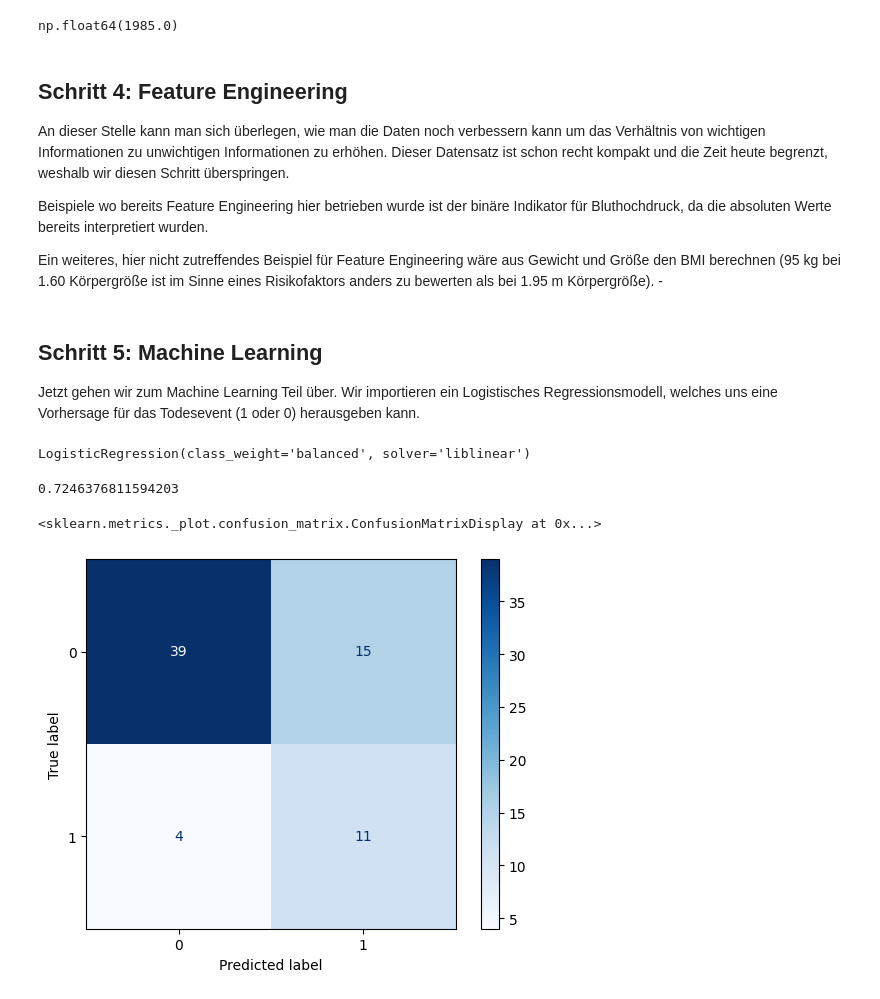
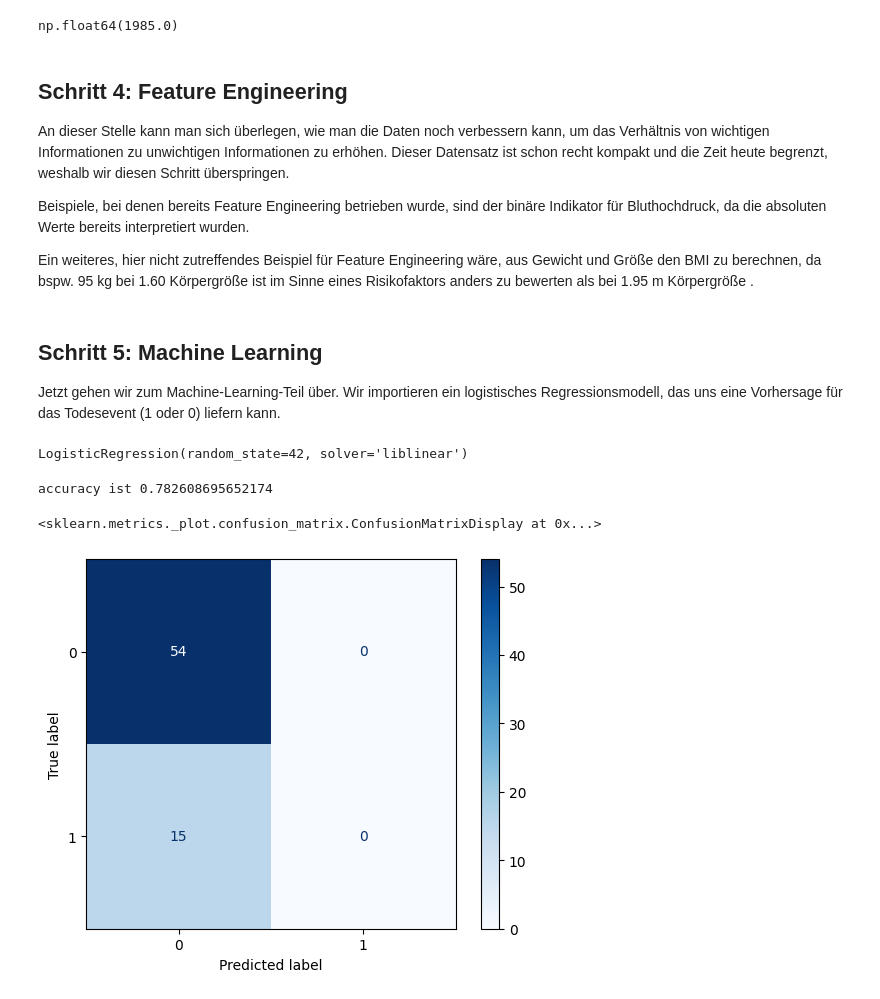
Before and after one commit to KiraZant/2025_IKI_MedizinInformatikCodeUebung, a Jupyter notebook: 20250411_UebungMedizininformatik_v01.ipynb, the cells around one changed output. Drawn from its saved outputs; the diff is of its cells as text; code cells hidden in the pictures.

```diff
--- a/20250411_UebungMedizininformatik_v01.ipynb
+++ b/20250411_UebungMedizininformatik_v01.ipynb
@@ -114,53 +105,53 @@ df.age.max()
 np.float64(1985.0)
 # %% [markdown]
 ## Schritt 4: Feature Engineering
-An dieser Stelle kann man sich überlegen, wie man die Daten noch verbessern kann um das Verhältnis von wichtigen Informationen zu unwichtigen Informationen zu erhöhen. Dieser Datensatz ist schon recht kompakt und die Zeit heute begrenzt, weshalb wir diesen Schritt überspringen.
+An dieser Stelle kann man sich überlegen, wie man die Daten noch verbessern kann, um das Verhältnis von wichtigen Informationen zu unwichtigen Informationen zu erhöhen. Dieser Datensatz ist schon recht kompakt und die Zeit heute begrenzt, weshalb wir diesen Schritt überspringen.
 
-Beispiele wo bereits Feature Engineering hier betrieben wurde ist der binäre Indikator für Bluthochdruck, da die absoluten Werte bereits interpretiert wurden.
+Beispiele, bei denen bereits Feature Engineering betrieben wurde, sind der binäre Indikator für Bluthochdruck, da die absoluten Werte bereits interpretiert wurden.
 
-Ein weiteres, hier nicht zutreffendes Beispiel für  Feature Engineering wäre aus Gewicht und Größe den BMI berechnen (95 kg bei 1.60 Körpergröße ist im Sinne eines Risikofaktors anders zu bewerten als bei 1.95 m Körpergröße).
-       -
+Ein weiteres, hier nicht zutreffendes Beispiel für Feature Engineering wäre, aus Gewicht und Größe den BMI zu berechnen, da bspw. 95 kg bei 1.60 Körpergröße ist im Sinne eines Risikofaktors anders zu bewerten als bei 1.95 m Körpergröße
+.
 # %% [markdown]
 ## Schritt 5: Machine Learning
 
-Jetzt gehen wir zum Machine Learning Teil über. Wir importieren ein Logistisches Regressionsmodell, welches uns eine Vorhersage für das Todesevent (1 oder 0) herausgeben kann.
+Jetzt gehen wir zum Machine-Learning-Teil über. Wir importieren ein logistisches Regressionsmodell, das uns eine Vorhersage für das Todesevent (1 oder 0) liefern kann.
 # %%
 # Wir importieren die benötigten Packages und Modelle
 from sklearn.linear_model import LogisticRegression
 from sklearn.model_selection import train_test_split
 
-# Wir laden das Modell und benennen es zu "lr"
-lr = LogisticRegression(solver='liblinear', class_weight='balanced')
+# Wir laden das Modell und benennen es in "lr" um
+lr = LogisticRegression(solver='liblinear', random_state=42)
 
-# Unsere X Features sind alle Werte, die wir zur Vorhersage nutzen wollen. Wir können auch weniger nehmen.
+# Unsere X-Features sind alle Werte, die wir zur Vorhersage nutzen wollen. Wir können auch weniger verwenden.
 X = df[['age', 'anaemia', 'creatinine_phosphokinase', 'diabetes',
        'ejection_fraction', 'high_blood_pressure', 'platelets',
        'serum_creatinine', 'serum_sodium', 'sex', 'smoking']]
 
-# unser y Wert ist das, was wir vorhersagen wollen
+# Unser y-Wert ist das, was wir vorhersagen wollen
 y = df['DEATH_EVENT']
 
-# Wir teilen unsere Daten in 80% Trainings- und 20% Testdaten
+# Wir teilen unsere Daten in 80 % Trainings- und 20 % Testdaten
 X_train, X_test, y_train, y_test = train_test_split(X, y, random_state=0)
 # %%
 # Beim "fit" berechnet das Modell, welche Funktion sich am besten an die Trainingsdaten anpasst
 
 lr.fit(X_train, y_train)
 # %% [output]
-LogisticRegression(class_weight='balanced', solver='liblinear')
+LogisticRegression(random_state=42, solver='liblinear')
 # %%
+# TODO: Ist das ein gutes Vorhersagemodell?
 # Jetzt können wir schauen, wie gut das Modell auf den Testdaten performed. Dafür berechnen wir die Accuracy (True Positives + True Negatives) / (#Reihen) und plotten die Confusion Matrix.
-#TODO: Ist das ein gutes Vorhersagemodell?
 
-lr.score(X_test, y_test)
+print('accuracy ist',lr.score(X_test, y_test))
+
+# Hier laden wir das Package, um uns die Confusion Matrix anzeigen zu lassen
+from sklearn.metrics import ConfusionMatrixDisplay
+
+# Wir geben unser trainiertes Modell "lr" sowie unsere Test-Features (X_test) und die korrekten y-Werte (y_test) ein,
+# um zu prüfen, wie unser Modell auf neuen, bislang ungesehenen Patient:innen performt hätte.
+ConfusionMatrixDisplay.from_estimator(lr, X_test, y_test, cmap='Blues')
 # %% [output]
-0.7246376811594203
+accuracy ist 0.782608695652174
+<sklearn.metrics._plot.confusion_matrix.ConfusionMatrixDisplay at 0x...>
+[figure, added]
-# %%
-# Hier laden wir das Package um uns die Confusion Matrix anzeigen zu lassen
-from sklearn.metrics import ConfusionMatrixDisplay
-
-# wir geben unseren trainiertes Modell "lr" und unsere test features (X_test) und die korrekten y-Werte (y_test) ein, um zu prüfen, wie unser Modell auf neuen, bislang ungesehenen Patient:innen performt hätte.
-ConfusionMatrixDisplay.from_estimator(lr, X_test, y_test, cmap='Blues')
-# %% [output]
-<sklearn.metrics._plot.confusion_matrix.ConfusionMatrixDisplay at 0x...>
-[figure, removed]
```
Also changed, not shown: parts of 8 cells of this notebook.
